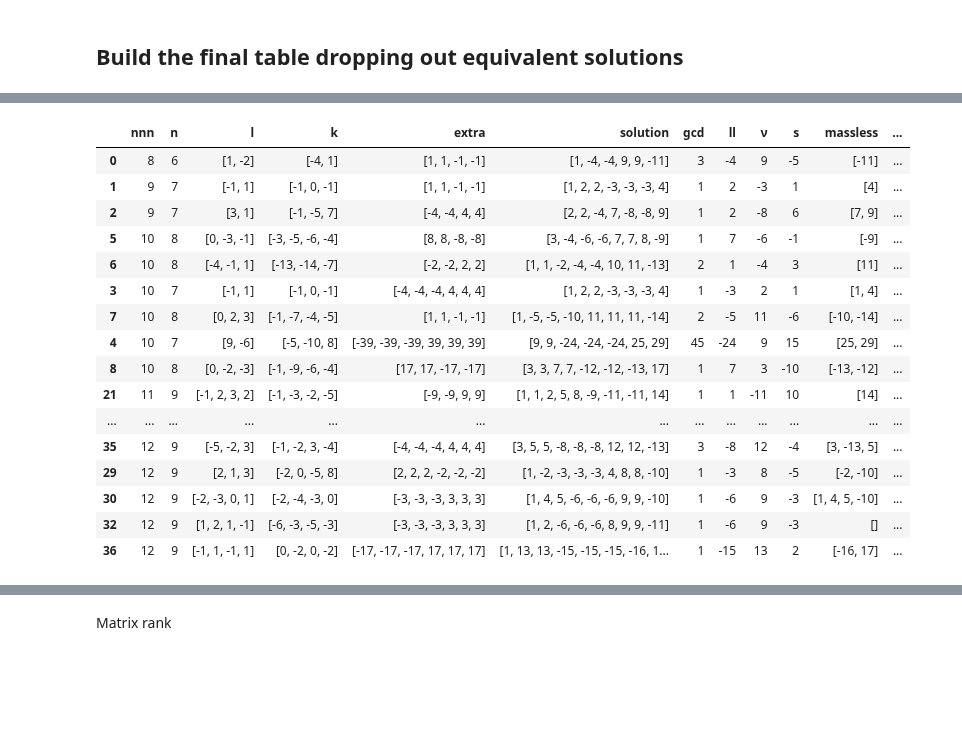
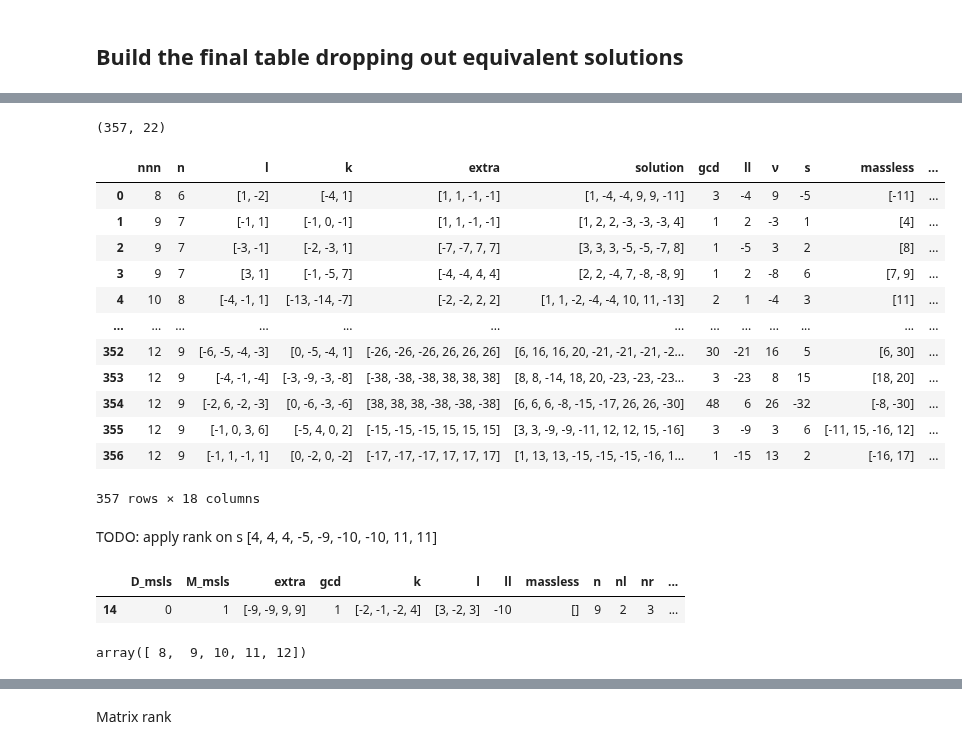
Before and after one commit to LBJ-Wade/anomaly, a Jupyter notebook: DiracSeesaw_Tree_level.ipynb, the cells around one changed output, grey strips where cells are left out. Saved outputs shown, nothing was run; the diff lists cells and outputs as text; code cells hidden in the pictures; blank space fills up the shorter version.

Commit message:
Added solutions with n=10

```diff
--- a/DiracSeesaw_Tree_level.ipynb
+++ b/DiracSeesaw_Tree_level.ipynb
@@ -211,12 +248,14 @@ for j in range(1,6):
 3
 4
 5
+# %%
+cl['rk']=cl['rk'].fillna(1)
 # %%
 cl=cl[cl['n']<10].reset_index(drop=True)
 # %%
 cl['D_msls']=cl['D_msls'].apply(lambda n: 10 if np.isnan(n) else n)
 cl['M_msls']=cl['M_msls'].apply(lambda n: 10 if np.isnan(n) else n)
-for k  in ['D_msls','M_msls','nl','nν','nr','rptd']:
+for k  in ['D_msls','M_msls','nl','nν','nr','rptd','rk']:
     cl[k]=cl[k].astype(int)
 # %%
 cl=cl.sort_values(['n','smax','D_msls','rptd','nl','nν','nr']).reset_index(drop=True)
@@ -237,3 +291,5 @@ fl=fl.reset_index(drop=True)
+# %%
+fl=cl.copy()
 # %%
 def getit(it,dk):
     it['ll']=dk.get('[l,ν,s,m_in,m_out]')[0]
@@ -245,13 +301,13 @@ def getit(it,dk):
     ll=l.count(it['ll'])
     if dk.get('[l,ν,s,m_in,m_out]')[3]!=0:
         m=dk.get('[l,ν,s,m_in,m_out]')[3]
-        if ll==2:#True:#nν==2:# and ll==2:
+        if ll==2 or -m in it['massless']:#True:#nν==2:# and ll==2:
             it['extra']=[m,m,-m,-m]
         else:
             it['extra']=None
     else:
         m=dk.get('[l,ν,s,m_in,m_out]')[4]
-        if ll==3:
+        if ll==3  or -m in it['massless']:
             it['extra']=[m,m,m,-m,-m,-m]
         else:
             it['extra']=None
@@ -259,7 +315,10 @@ def getit(it,dk):
     return it
 
 tm=pd.DataFrame()
+
 fl=fl.sort_values(['n','smax','D_msls','M_msls']).reset_index(drop=True)
+
+
 for i in fl.index:
     it=fl.loc[i].to_dict()
     if fl.loc[i,'D_msls']==10:
@@ -293,6 +352,8 @@ for i in fl.index:
             if it['extra']:
                 it['nn']=it['n']+len(it['extra'])
             tm=tm.append(it,ignore_index=True)
+#    if i==9:
+#        break
 # %%
 tm[tm['solution'].astype(str)=='[1, 1, 2, 2, 4, -5, -7, -7, 9]']
 # %% [output]
@@ -308,47 +369,47 @@ tm.shape
+# %%
+tm.shape
+# %% [output]
+(357, 22)
 # %%
 tm['nnn']=(tm['extra'].apply(len)/2).astype(int)+tm['n']
 # %%
 for k in ['nnn','gcd','ll','ν','s','n','D_msls','rptd','nl','nν','nr','M_msls']:
     tm[k]=tm[k].astype(int)
 tm['nsmax']=tm.apply(lambda row: np.abs(row['extra']+row['solution']).max(),axis='columns' )
 tm['lextra']=tm['extra'].apply(len)
 tm=tm.sort_values(['nnn','n','nsmax']).reset_index(drop=True)
 
 #Delete equivalent solutions
 tm['Q']=True
 sltns={#'[3, -4, 8, -9]': [3, -4, -6, -6, 7, 7, 8, -9],
        #'[1, -4, -9]':[1, -4, 5, 5, -9, -9, -9, 10, 10],
        #'[1, -5, 8, -17, 21]':[1, -5, 8, 12, 12, -16, -16, -17, 21],
        # '[25, 29]': [9, 9, -24, -24, -24, 25, 29],
        # '[13, 23]':[5, 5, 5, 13, -17, -17, -17, 23]#,
        #'[-4, 6, -10, 12]':[3, 3, -4, 6, -10, -11, -11, 12, 12]
       }
 for k in sltns.keys():
     iq=tm[((tm['solution'].astype(str)==str(sltns[k])) &  (tm['massless'].astype(str)==k)
           )].index[0] #unstable dark matter
     tm.loc[iq,'Q']=False
 #alltm=tm.copy()
 tm=tm[tm['Q']].reset_index(drop=True).drop('Q',axis='columns')
 tm[['nnn','n','l','k','extra','solution','gcd','ll','ν','s','massless','sp','M_msls','rptd','nl','nν','nr','D_msls']
-  ].sort_values(['nnn','M_msls','rptd','nl','nν','nr'])#.loc[[0,4]]#.loc[[0,4]]
+  ].sort_values(['nnn','M_msls','rptd','nl','nν','nr']).reset_index(drop=True)#.loc[[0,4]]#.loc[[0,4]]
 # %% [output]
 |  | nnn | n | l | k | extra | solution | gcd | ll | ν | s | massless | ... |
 | 0 | 8 | 6 | [1, -2] | [-4, 1] | [1, 1, -1, -1] | [1, -4, -4, 9, 9, -11] | 3 | -4 | 9 | -5 | [-11] | ... |
 | 1 | 9 | 7 | [-1, 1] | [-1, 0, -1] | [1, 1, -1, -1] | [1, 2, 2, -3, -3, -3, 4] | 1 | 2 | -3 | 1 | [4] | ... |
-| 2 | 9 | 7 | [3, 1] | [-1, -5, 7] | [-4, -4, 4, 4] | [2, 2, -4, 7, -8, -8, 9] | 1 | 2 | -8 | 6 | [7, 9] | ... |
-| 5 | 10 | 8 | [0, -3, -1] | [-3, -5, -6, -4] | [8, 8, -8, -8] | [3, -4, -6, -6, 7, 7, 8, -9] | 1 | 7 | -6 | -1 | [-9] | ... |
-| 6 | 10 | 8 | [-4, -1, 1] | [-13, -14, -7] | [-2, -2, 2, 2] | [1, 1, -2, -4, -4, 10, 11, -13] | 2 | 1 | -4 | 3 | [11] | ... |
-| 3 | 10 | 7 | [-1, 1] | [-1, 0, -1] | [-4, -4, -4, 4, 4, 4] | [1, 2, 2, -3, -3, -3, 4] | 1 | -3 | 2 | 1 | [1, 4] | ... |
-| 7 | 10 | 8 | [0, 2, 3] | [-1, -7, -4, -5] | [1, 1, -1, -1] | [1, -5, -5, -10, 11, 11, 11, -14] | 2 | -5 | 11 | -6 | [-10, -14] | ... |
-| 4 | 10 | 7 | [9, -6] | [-5, -10, 8] | [-39, -39, -39, 39, 39, 39] | [9, 9, -24, -24, -24, 25, 29] | 45 | -24 | 9 | 15 | [25, 29] | ... |
-| 8 | 10 | 8 | [0, -2, -3] | [-1, -9, -6, -4] | [17, 17, -17, -17] | [3, 3, 7, 7, -12, -12, -13, 17] | 1 | 7 | 3 | -10 | [-13, -12] | ... |
-| 21 | 11 | 9 | [-1, 2, 3, 2] | [-1, -3, -2, -5] | [-9, -9, 9, 9] | [1, 1, 2, 5, 8, -9, -11, -11, 14] | 1 | 1 | -11 | 10 | [14] | ... |
+| 2 | 9 | 7 | [-3, -1] | [-2, -3, 1] | [-7, -7, 7, 7] | [3, 3, 3, -5, -5, -7, 8] | 1 | -5 | 3 | 2 | [8] | ... |
+| 3 | 9 | 7 | [3, 1] | [-1, -5, 7] | [-4, -4, 4, 4] | [2, 2, -4, 7, -8, -8, 9] | 1 | 2 | -8 | 6 | [7, 9] | ... |
+| 4 | 10 | 8 | [-4, -1, 1] | [-13, -14, -7] | [-2, -2, 2, 2] | [1, 1, -2, -4, -4, 10, 11, -13] | 2 | 1 | -4 | 3 | [11] | ... |
 | ... | ... | ... | ... | ... | ... | ... | ... | ... | ... | ... | ... | ... |
-| 35 | 12 | 9 | [-5, -2, 3] | [-1, -2, 3, -4] | [-4, -4, -4, 4, 4, 4] | [3, 5, 5, -8, -8, -8, 12, 12, -13] | 3 | -8 | 12 | -4 | [3, -13, 5] | ... |
-| 29 | 12 | 9 | [2, 1, 3] | [-2, 0, -5, 8] | [2, 2, 2, -2, -2, -2] | [1, -2, -3, -3, -3, 4, 8, 8, -10] | 1 | -3 | 8 | -5 | [-2, -10] | ... |
-| 30 | 12 | 9 | [-2, -3, 0, 1] | [-2, -4, -3, 0] | [-3, -3, -3, 3, 3, 3] | [1, 4, 5, -6, -6, -6, 9, 9, -10] | 1 | -6 | 9 | -3 | [1, 4, 5, -10] | ... |
-| 32 | 12 | 9 | [1, 2, 1, -1] | [-6, -3, -5, -3] | [-3, -3, -3, 3, 3, 3] | [1, 2, -6, -6, -6, 8, 9, 9, -11] | 1 | -6 | 9 | -3 | [] | ... |
-| 36 | 12 | 9 | [-1, 1, -1, 1] | [0, -2, 0, -2] | [-17, -17, -17, 17, 17, 17] | [1, 13, 13, -15, -15, -15, -16, 1... | 1 | -15 | 13 | 2 | [-16, 17] | ... |
+| 352 | 12 | 9 | [-6, -5, -4, -3] | [0, -5, -4, 1] | [-26, -26, -26, 26, 26, 26] | [6, 16, 16, 20, -21, -21, -21, -2... | 30 | -21 | 16 | 5 | [6, 30] | ... |
+| 353 | 12 | 9 | [-4, -1, -4] | [-3, -9, -3, -8] | [-38, -38, -38, 38, 38, 38] | [8, 8, -14, 18, 20, -23, -23, -23... | 3 | -23 | 8 | 15 | [18, 20] | ... |
+| 354 | 12 | 9 | [-2, 6, -2, -3] | [0, -6, -3, -6] | [38, 38, 38, -38, -38, -38] | [6, 6, 6, -8, -15, -17, 26, 26, -30] | 48 | 6 | 26 | -32 | [-8, -30] | ... |
+| 355 | 12 | 9 | [-1, 0, 3, 6] | [-5, 4, 0, 2] | [-15, -15, -15, 15, 15, 15] | [3, 3, -9, -9, -11, 12, 12, 15, -16] | 3 | -9 | 3 | 6 | [-11, 15, -16, 12] | ... |
+| 356 | 12 | 9 | [-1, 1, -1, 1] | [0, -2, 0, -2] | [-17, -17, -17, 17, 17, 17] | [1, 13, 13, -15, -15, -15, -16, 1... | 1 | -15 | 13 | 2 | [-16, 17] | ... |
+357 rows × 18 columns
 # %%
 def rank(l,massless,s):
     '''
@@ -390,5 +451,17 @@ assert rank([1, 1, -4, 9, -10, -10, 16, 16, -19],[9, -19, 1],18)==1
 assert rank( [1, -4, -4, 9, 9, -11], [-11],22)==0
 assert rank( [-16,-16,-16, 17, 17],[-16, 17],1)==1
 assert rank( [-16,-16,-16, 17, 17,-18,-18,19,19,19],[-16, 17,-18,19],1)==0
+# %% [markdown]
+TODO: apply rank on s
+[4, 4, 4, -5, -9, -10, -10, 11, 11]
+# %%
+tm[tm['solution'].astype(str)=='[4, 4, 4, -5, -9, -10, -10, 11, 11]']
+# %% [output]
+|  | D_msls | M_msls | extra | gcd | k | l | ll | massless | n | nl | nr | ... |
+| 14 | 0 | 1 | [-9, -9, 9, 9] | 1 | [-2, -1, -2, 4] | [3, -2, 3] | -10 | [] | 9 | 2 | 3 | ... |
 # %%
 tm=tm[tm.apply(lambda row: rank(row['solution'],row['massless'],row['sp']) if row['sp'] else 0,axis='columns')==0].reset_index(drop=True)
+# %%
+tm['nnn'].unique()
+# %% [output]
+array([ 8,  9, 10, 11, 12])
```
Also changed, not shown: parts of 36 cells of this notebook, 1 other file.
